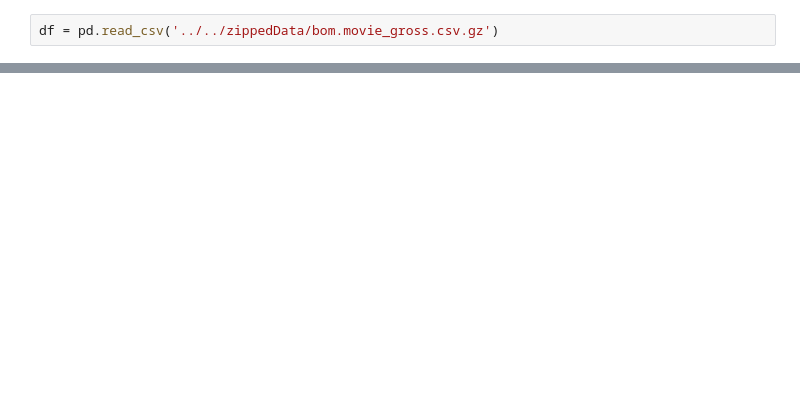
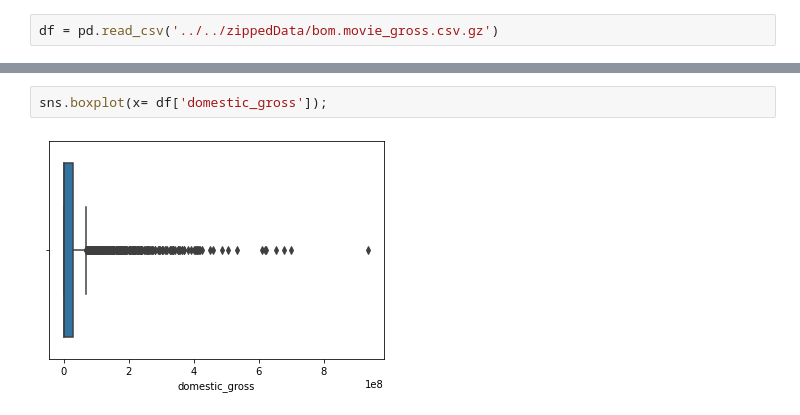
Before and after one commit to Sstrouderr/Capstone-repo, a Jupyter notebook: Notebooks/Alameen/Book1.ipynb, the cells around one changed output, grey strips where cells are left out. Saved outputs shown, nothing was run; the diff lists cells and outputs as text; blank space fills up the shorter version.

```diff
--- a/Notebooks/Alameen/Book1.ipynb
+++ b/Notebooks/Alameen/Book1.ipynb
@@ -20,0 +97,4 @@ x = np.array(df['studio'])
+# %%
+sns.boxplot(x= df['domestic_gross']);
+# %% [output]
+[figure, added]
```
Also changed, not shown: parts of 21 cells of this notebook.
